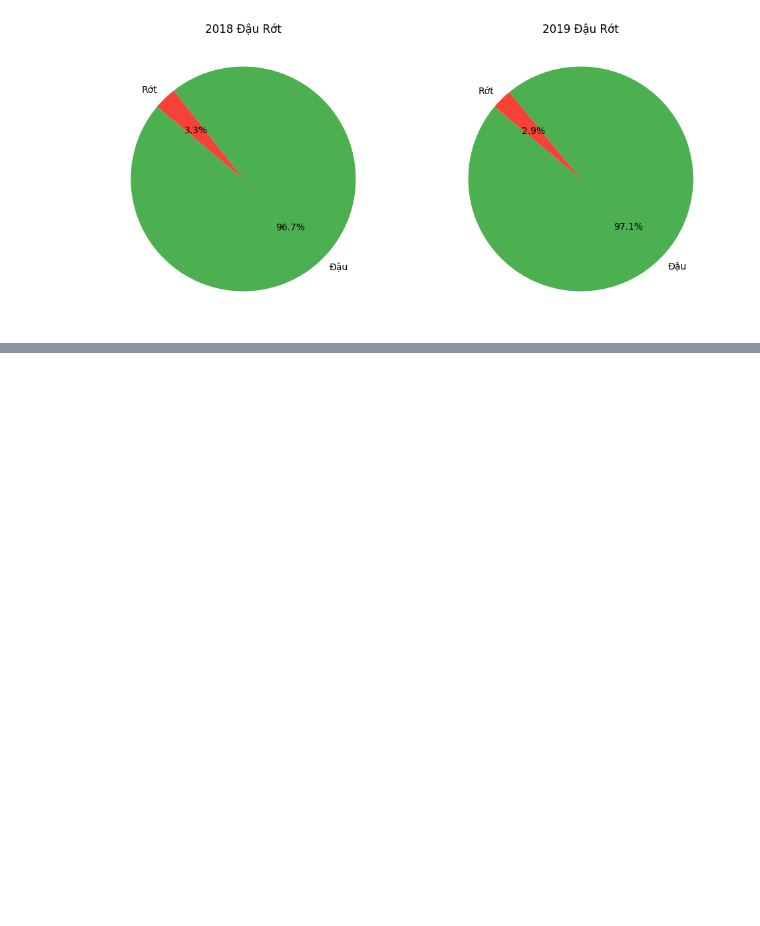
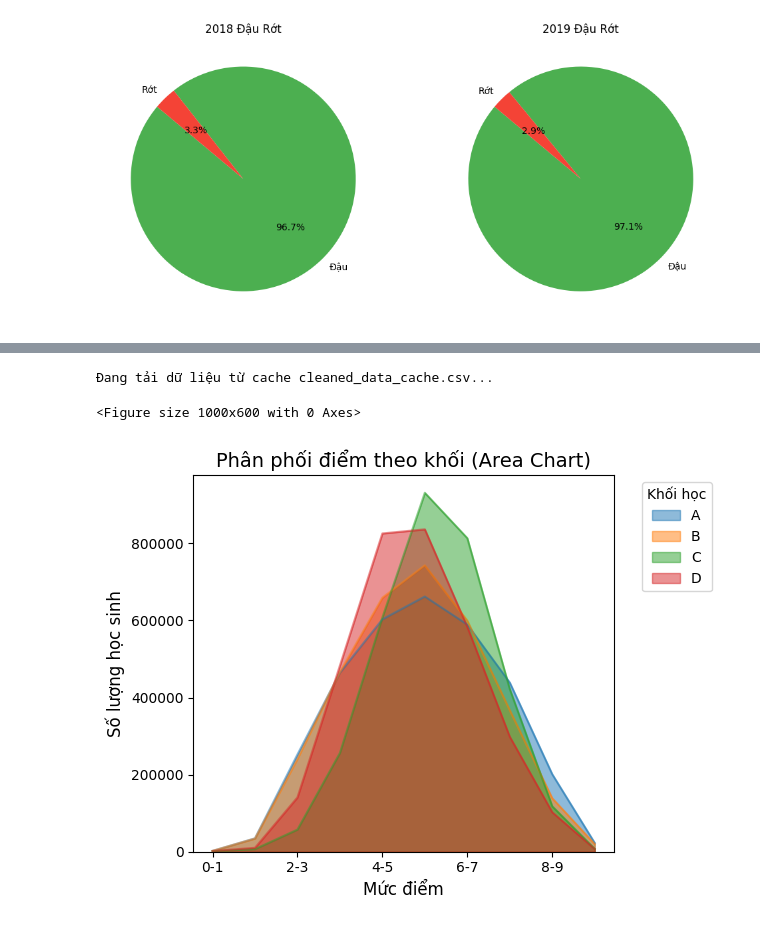
Before and after one commit to AndyAnh174/Student-Data, a Jupyter notebook: Chart/chart.ipynb, the cells around one changed output, grey strips where cells are left out. Saved outputs shown, nothing was run; the diff lists cells and outputs as text; code cells hidden in the pictures; blank space fills up the shorter version.

```diff
--- a/Chart/chart.ipynb
+++ b/Chart/chart.ipynb
@@ -213,0 +267,76 @@ plt.show
+# %%
+import pandas as pd
+import matplotlib.pyplot as plt
+import requests
+from io import StringIO
+import os
+from datetime import datetime, timedelta
+
+# Load dữ liệu
+# API URLs
+cleaned_data_api = 'https://andyanh.id.vn/index.php/s/AQrkaif3HWgs9ke/download'
+
+def fetch_csv_from_api(api_url):
+
+    cache_file = 'cleaned_data_cache.csv'
+    cache_timeout = timedelta(hours=24)
+
+    if os.path.exists(cache_file):
+        modified_time = datetime.fromtimestamp(os.path.getmtime(cache_file))
+        if datetime.now() - modified_time < cache_timeout:
+            print(f"Đang tải dữ liệu từ cache {cache_file}...")
+            return pd.read_csv(cache_file)
+
+    print(f"Đang tải dữ liệu từ API {api_url}...")
+    response = requests.get(api_url)
+    if response.status_code == 200:
+        df = pd.read_csv(StringIO(response.text))
+        df.to_csv(cache_file, index=False)
+        return df
+    else:
+        raise Exception(f"Failed to fetch data: {response.status_code}")
+
+data_cleaned = fetch_csv_from_api(cleaned_data_api)
+
+# Xác định các khối học dựa trên môn học
+khối_học = {
+    'A': ['Toan', 'Ly', 'Hoa'],
+    'B': ['Toan', 'Hoa', 'Sinh'],
+    'C': ['Van', 'Lich su', 'Dia ly'],
+    'D': ['Toan', 'Van', 'Ngoai ngu']
+}
+
+# Hàm tính điểm trung bình cho một khối
+def calculate_average_score(data, subjects):
+    data['Average_Score'] = data[subjects].mean(axis=1)
+    valid_scores = data['Average_Score'][(data['Average_Score'] >= 0) & (data['Average_Score'] <= 10)]
+    distribution = pd.cut(valid_scores, bins=[0, 1, 2, 3, 4, 5, 6, 7, 8, 9, 10],
+                           right=False, labels=["0-1", "1-2", "2-3", "3-4", "4-5",
+                                                "5-6", "6-7", "7-8", "8-9", "9-10"]).value_counts()
+    return distribution
+
+# Tính toán phân phối điểm theo khối
+distribution_by_khoi = {}
+for khoi, subjects in khối_học.items():
+    distribution_by_khoi[khoi] = calculate_average_score(data_cleaned, subjects)
+
+# Tạo DataFrame chứa kết quả
+result_df = pd.DataFrame(distribution_by_khoi).fillna(0).astype(int).sort_index()
+
+# Vẽ biểu đồ area chart
+plt.figure(figsize=(10, 6))
+result_df.plot(kind='area', stacked=False, alpha=0.5)
+
+# Thêm nhãn và tiêu đề
+plt.title("Phân phối điểm theo khối (Area Chart)", fontsize=14)
+plt.xlabel("Mức điểm", fontsize=12)
+plt.ylabel("Số lượng học sinh", fontsize=12)
+plt.legend(title="Khối học", bbox_to_anchor=(1.05, 1), loc='upper left', fontsize=10)
+
+# Hiển thị biểu đồ
+plt.tight_layout()
+plt.show()
+# %% [output]
+Đang tải dữ liệu từ cache cleaned_data_cache.csv...
+<Figure size 1000x600 with 0 Axes>
+[figure, added]
```
Also changed, not shown: parts of 3 cells of this notebook, 2 other files.
